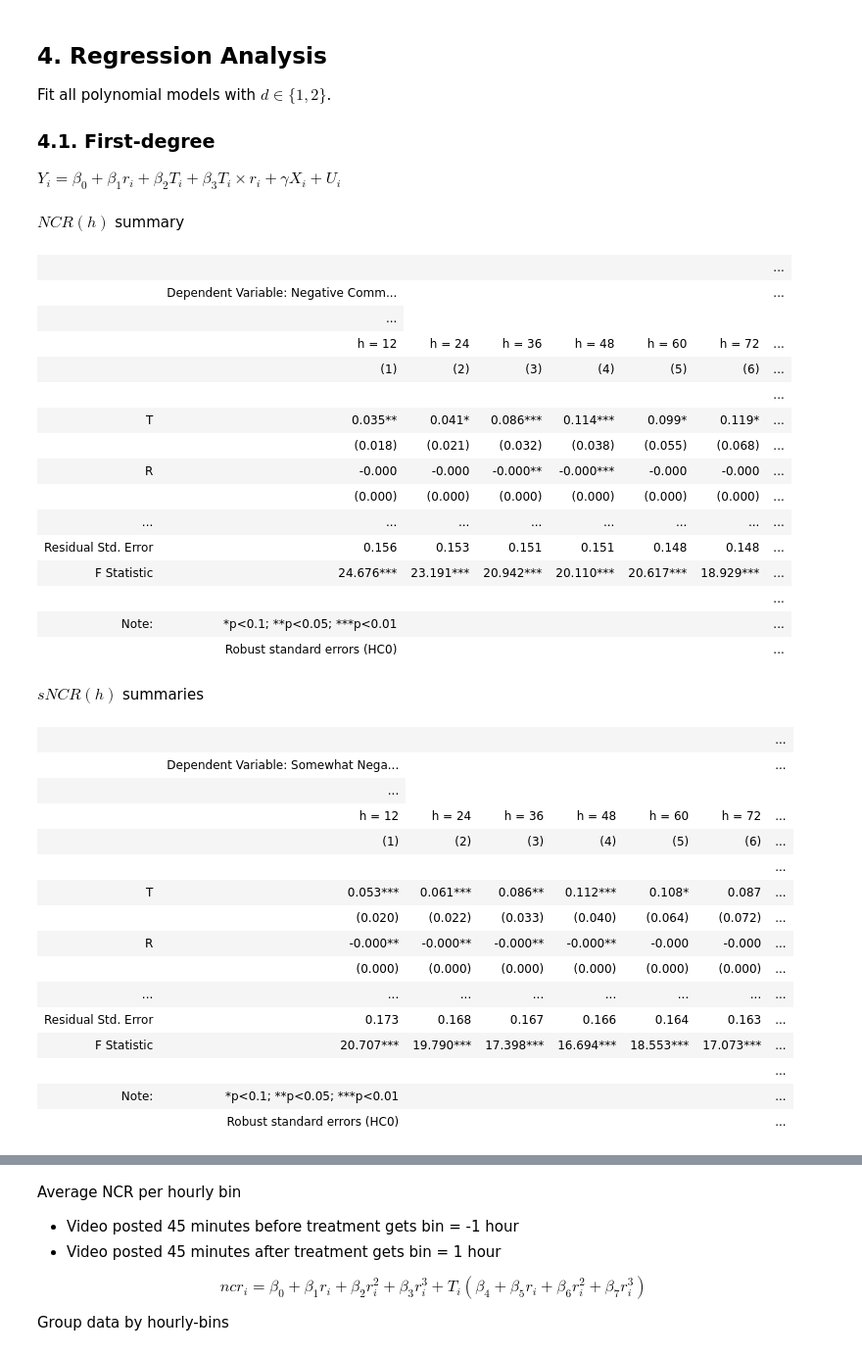
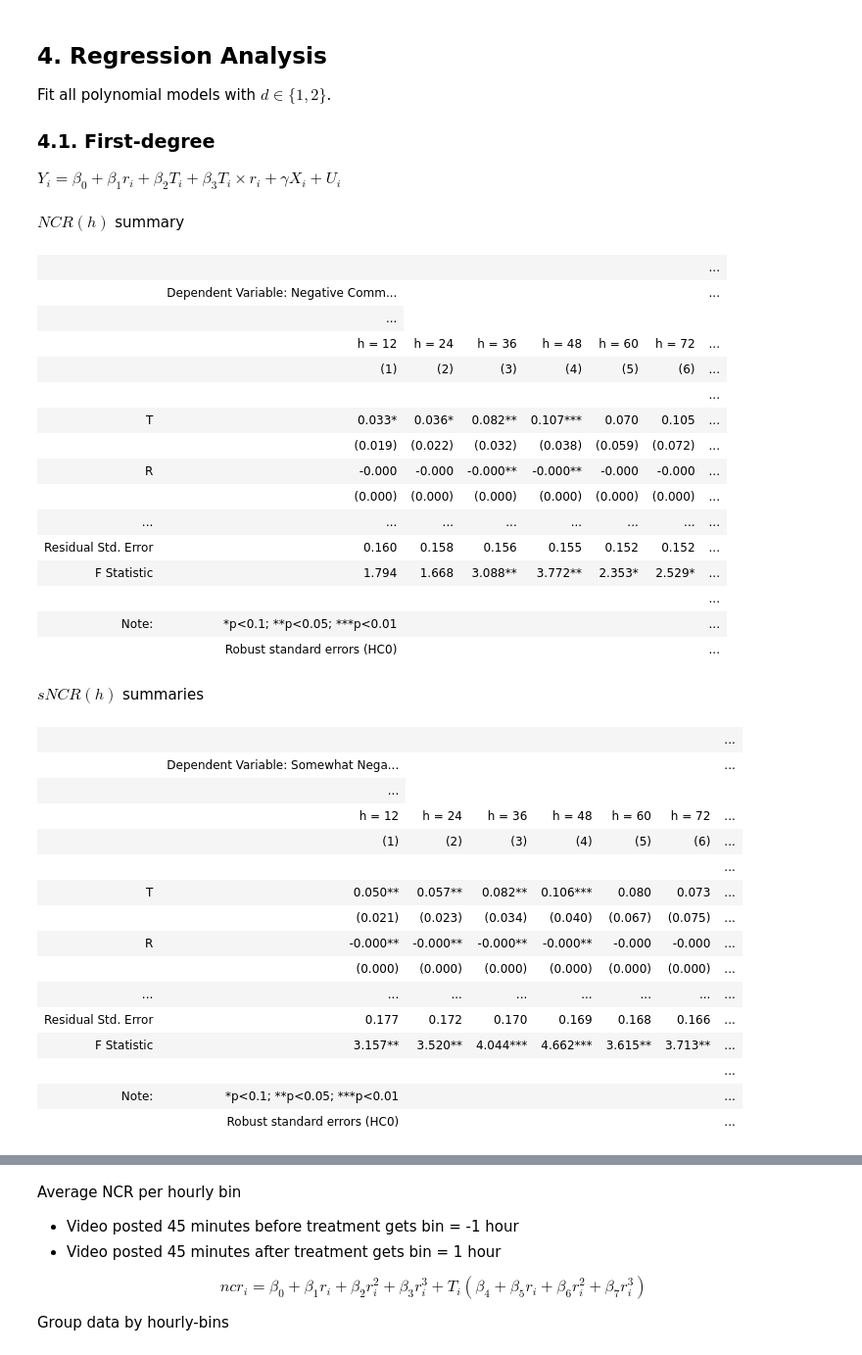
Before and after one commit to ArturoSbr/youtube-dislike-count, a Jupyter notebook: cod/02_analysis/01_analysis.ipynb, the cells around one changed output, grey strips where cells are left out. Shown at 98% size. Drawn from its saved outputs; the diff is of its cells as text; code cells hidden in the pictures.

```diff
--- a/cod/02_analysis/01_analysis.ipynb
+++ b/cod/02_analysis/01_analysis.ipynb
@@ -237,38 +237,38 @@ mask = df['post12CommentsNum'] > 0
 d1 = []
 for target in ['ncr1','ncr2']:
     for window in windows:
-        formula = f'{target}{window} ~ treat + r + I(r * treat) + toneNeg'
+        formula = f'{target}{window} ~ treat + r + I(r * treat)'
         m = sm.OLS.from_formula(formula=formula, data=df[mask]).fit(cov_type='HC0')
         d1.append(m)
-# %% [markdown]
-$NCR(h)$ summary
+# %% [markdown]
+$NCR(h)$ summary
 # %%
 # Summaries
 ncr1 = Stargazer(d1[:6])
 ncr1.dependent_variable_name('Dependent Variable: Negative Comment Ratio')
 ncr1.custom_columns([f'h = {h}' for h in hours], [1]*6)
-ncr1.covariate_order(['treat','r','I(r * treat)','toneNeg','Intercept'])
-ncr1.rename_covariates({'I(r * treat)':'RxT','r':'R','treat':'T','toneNeg':'Negative tone'})
+ncr1.covariate_order(['treat','r','I(r * treat)','Intercept'])#,'toneNeg'])
+ncr1.rename_covariates({'I(r * treat)':'RxT','r':'R','treat':'T'})#,'toneNeg':'Negative tone'})
 ncr1.show_degrees_of_freedom(False)
 ncr1.add_custom_notes(['Robust standard errors (HC0)'])
 ncr1
 
 # Latex output
 # print(ncr1.render_latex())
 # %% [output]
 |  |  |  |  |  |  |  | ... |
 |  | Dependent Variable: Negative Comm... |  |  |  |  |  | ... |
 |  | ... |
 |  | h = 12 | h = 24 | h = 36 | h = 48 | h = 60 | h = 72 | ... |
 |  | (1) | (2) | (3) | (4) | (5) | (6) | ... |
 |  |  |  |  |  |  |  | ... |
-| T | 0.035** | 0.041* | 0.086*** | 0.114*** | 0.099* | 0.119* | ... |
-|  | (0.018) | (0.021) | (0.032) | (0.038) | (0.055) | (0.068) | ... |
-| R | -0.000 | -0.000 | -0.000** | -0.000*** | -0.000 | -0.000 | ... |
+| T | 0.033* | 0.036* | 0.082** | 0.107*** | 0.070 | 0.105 | ... |
+|  | (0.019) | (0.022) | (0.032) | (0.038) | (0.059) | (0.072) | ... |
+| R | -0.000 | -0.000 | -0.000** | -0.000** | -0.000 | -0.000 | ... |
 |  | (0.000) | (0.000) | (0.000) | (0.000) | (0.000) | (0.000) | ... |
 | ... | ... | ... | ... | ... | ... | ... | ... |
-| Residual Std. Error | 0.156 | 0.153 | 0.151 | 0.151 | 0.148 | 0.148 | ... |
-| F Statistic | 24.676*** | 23.191*** | 20.942*** | 20.110*** | 20.617*** | 18.929*** | ... |
+| Residual Std. Error | 0.160 | 0.158 | 0.156 | 0.155 | 0.152 | 0.152 | ... |
+| F Statistic | 1.794 | 1.668 | 3.088** | 3.772** | 2.353* | 2.529* | ... |
 |  |  |  |  |  |  |  | ... |
 | Note: | *p<0.1; **p<0.05; ***p<0.01 |  |  |  |  |  | ... |
 |  | Robust standard errors (HC0) |  |  |  |  |  | ... |
@@ -279,8 +279,8 @@ $sNCR(h)$ summaries
 ncr2 = Stargazer(d1[6:])
 ncr2.dependent_variable_name('Dependent Variable: Somewhat Negative Comment Ratio')
 ncr2.custom_columns([f'h = {h}' for h in hours], [1]*6)
-ncr2.covariate_order(['treat','r','I(r * treat)','toneNeg','Intercept'])
-ncr2.rename_covariates({'I(r * treat)':'RxT','r':'R','treat':'T','toneNeg':'Negative tone'})
+ncr2.covariate_order(['treat','r','I(r * treat)','Intercept'])#,'toneNeg'])
+ncr2.rename_covariates({'I(r * treat)':'RxT','r':'R','treat':'T'})#,'toneNeg':'Negative tone'})
 ncr2.show_degrees_of_freedom(False)
 ncr2.add_custom_notes(['Robust standard errors (HC0)'])
 ncr2
@@ -294,13 +294,13 @@ ncr2
 |  | h = 12 | h = 24 | h = 36 | h = 48 | h = 60 | h = 72 | ... |
 |  | (1) | (2) | (3) | (4) | (5) | (6) | ... |
 |  |  |  |  |  |  |  | ... |
-| T | 0.053*** | 0.061*** | 0.086** | 0.112*** | 0.108* | 0.087 | ... |
-|  | (0.020) | (0.022) | (0.033) | (0.040) | (0.064) | (0.072) | ... |
+| T | 0.050** | 0.057** | 0.082** | 0.106*** | 0.080 | 0.073 | ... |
+|  | (0.021) | (0.023) | (0.034) | (0.040) | (0.067) | (0.075) | ... |
 | R | -0.000** | -0.000** | -0.000** | -0.000** | -0.000 | -0.000 | ... |
 |  | (0.000) | (0.000) | (0.000) | (0.000) | (0.000) | (0.000) | ... |
 | ... | ... | ... | ... | ... | ... | ... | ... |
-| Residual Std. Error | 0.173 | 0.168 | 0.167 | 0.166 | 0.164 | 0.163 | ... |
-| F Statistic | 20.707*** | 19.790*** | 17.398*** | 16.694*** | 18.553*** | 17.073*** | ... |
+| Residual Std. Error | 0.177 | 0.172 | 0.170 | 0.169 | 0.168 | 0.166 | ... |
+| F Statistic | 3.157** | 3.520** | 4.044*** | 4.662*** | 3.615** | 3.713** | ... |
 |  |  |  |  |  |  |  | ... |
 | Note: | *p<0.1; **p<0.05; ***p<0.01 |  |  |  |  |  | ... |
 |  | Robust standard errors (HC0) |  |  |  |  |  | ... |
```
Also changed, not shown: parts of 19 cells of this notebook.
